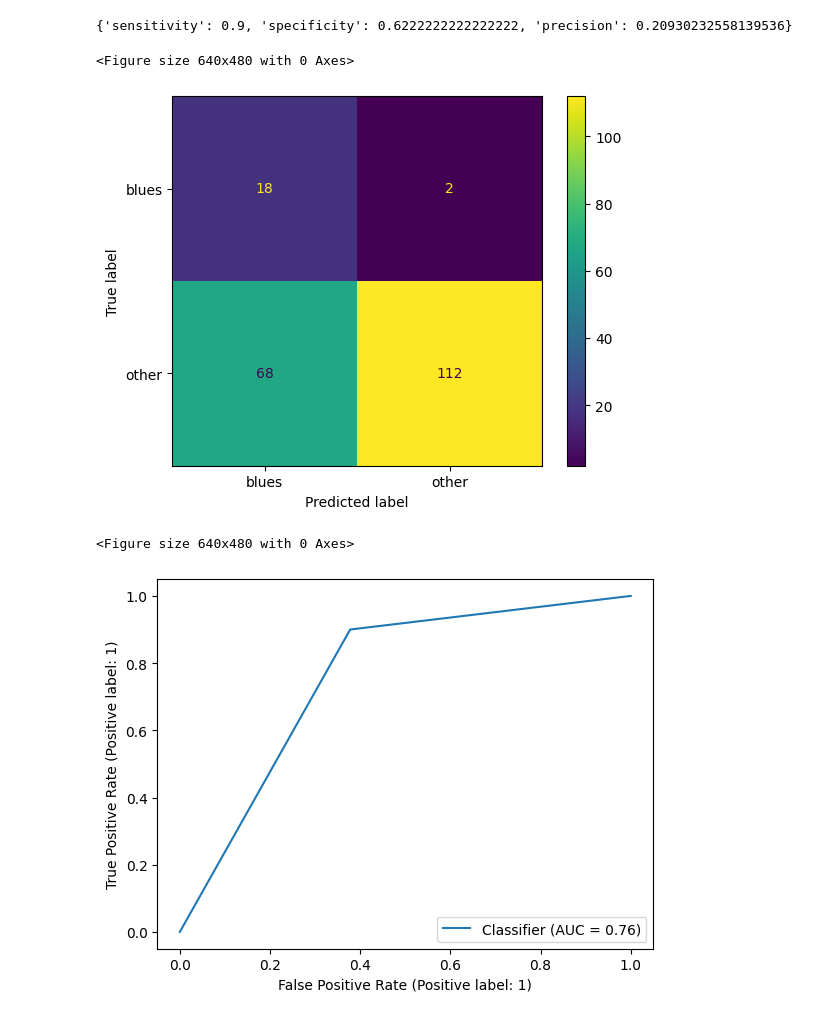
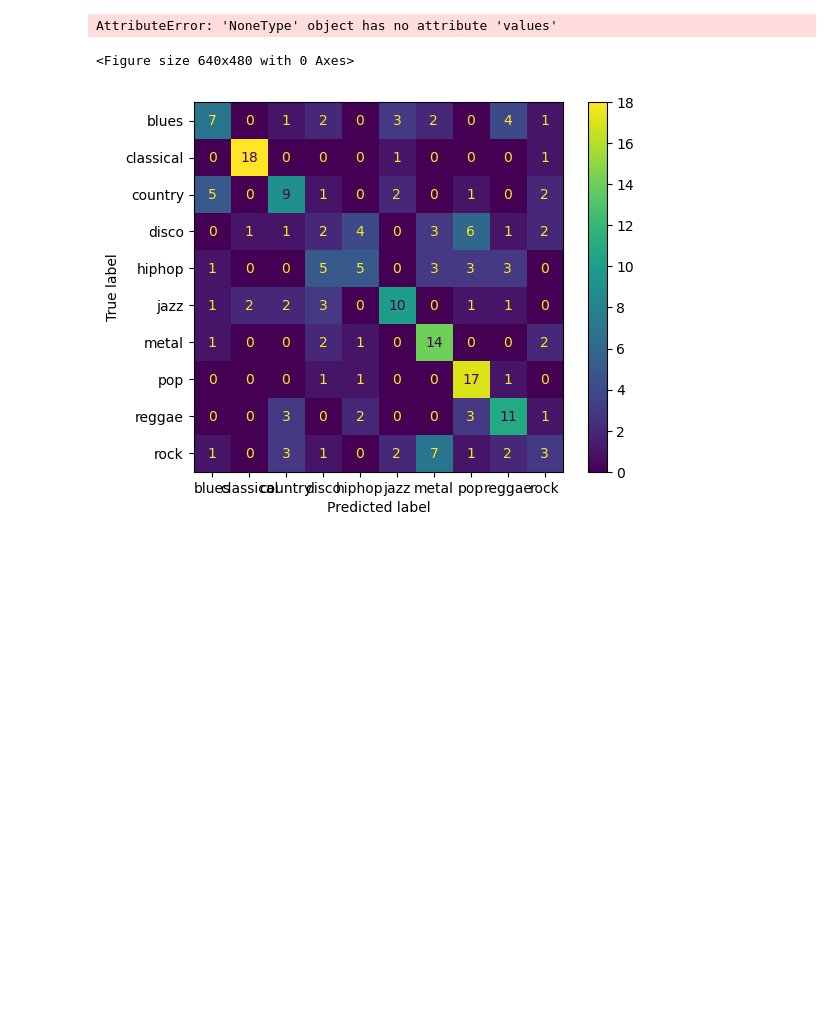
Before and after one commit to AlexandreAndrade00/rp_project, a Jupyter notebook: src/project.ipynb, the cells around one changed output. Cells and saved outputs as stored; diff of their text form; code cells hidden in the pictures; blank space fills up the shorter version.

```diff
--- a/src/project.ipynb
+++ b/src/project.ipynb
@@ -4,18 +51,18 @@ import classifier as cl
 # %%
 X_train, X_test, y_train, y_test = read_and_standardize_data(True, "blues")
 
 model: cl.Classifier = cl.Classifier(X_train, y_train)
 
-model.pre_process("KW")
+model.feature_selection()
 
-model.train("one_vs_all", distance_type="euclidean")
+#model.train("one_vs_all", distance_type="mahalanobis")
+model.train("gnb")
 
-model.predict(X_test, y_test)
+model.predict(X_test)
 
-model.get_statistics(y_test, True)
+stats = model.get_statistics(y_test, True).values()
+print(stats)
 # %% [output]
-{'sensitivity': 0.9, 'specificity': 0.6222222222222222, 'precision': 0.20930232558139536}
+AttributeError: 'NoneType' object has no attribute 'values'
 <Figure size 640x480 with 0 Axes>
-[figure, old version]
+[figure, new version]
-<Figure size 640x480 with 0 Axes>
-[figure, removed]
```
Also changed, not shown: parts of 3 cells of this notebook, 4 other files.
